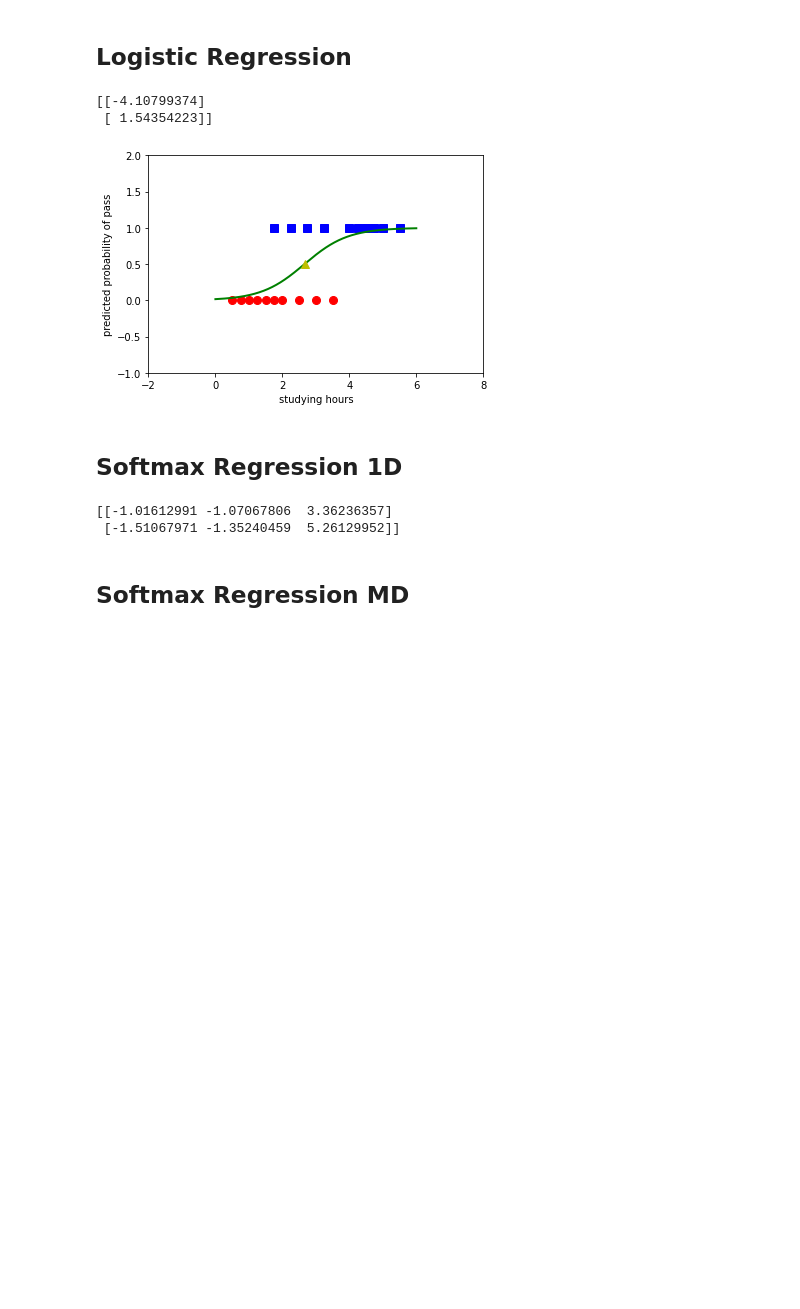
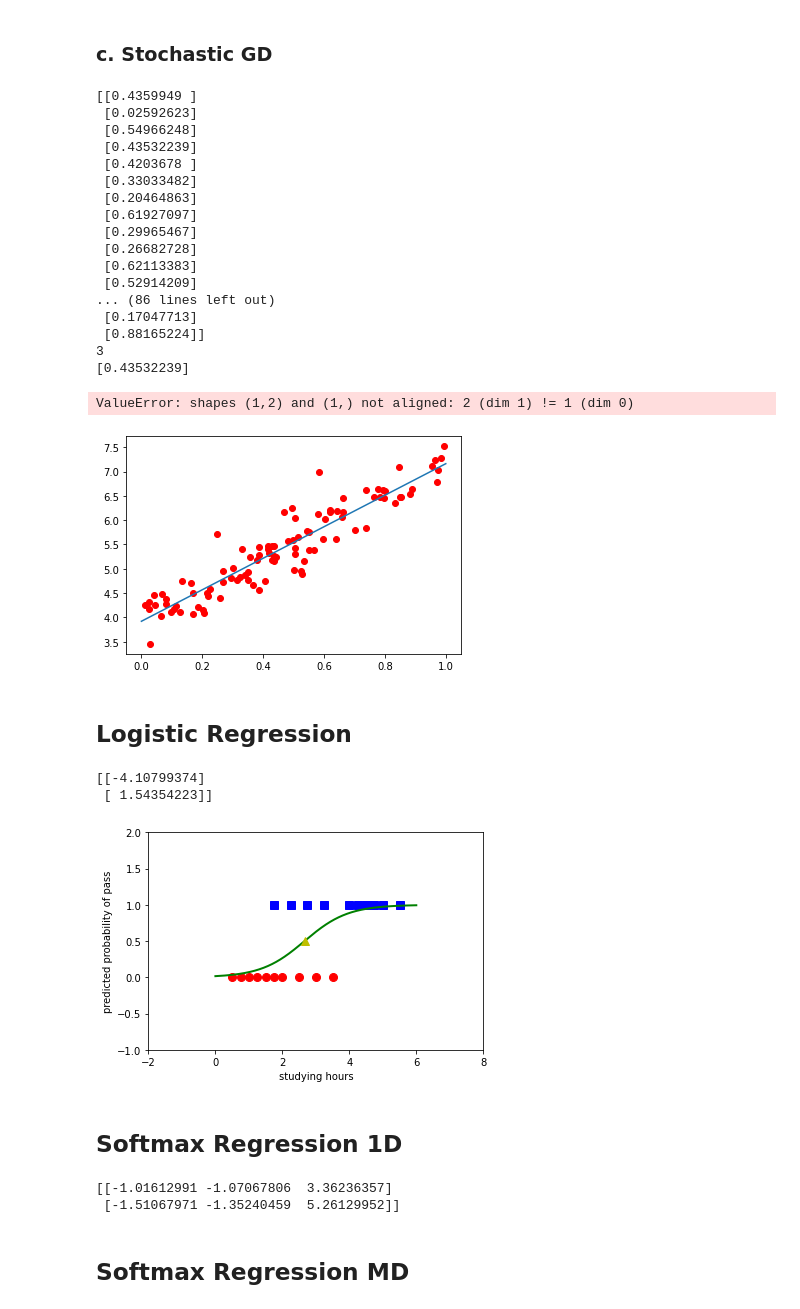
Before and after one commit to veevidify/data-pg, a Jupyter notebook: regression/regression_demo.ipynb, the cells around one changed output. Cells and saved outputs as stored; diff of their text form; code cells hidden in the pictures; blank space fills up the shorter version.

```diff
--- a/regression/regression_demo.ipynb
+++ b/regression/regression_demo.ipynb
@@ -1,3 +106,46 @@
+# %% [markdown]
+### c. Stochastic GD
+# %%
+from regression.LinearRegression import LinearRegression
+
+np.random.seed(2)
+
+X = np.random.rand(100, 1)
+y = 4 + 3*X + .3*np.random.randn(100, 1)
+plt.plot(X.T, y.T, 'ro')
+
+# linear regression line
+lr = LinearRegression(X, y)
+w = lr.fit()
+plot_line(w)
+
+# gd-optimized
+w_init = np.array([[2], [1]])
+w = lr.sgd(w_init, 1)
+print('SGD results:\nw=', w[-1])
+plot_line(w[-1])
+
+plt.show()
+# %% [output]
+[[0.4359949 ]
+ [0.02592623]
+ [0.54966248]
+ [0.43532239]
+ [0.4203678 ]
+ [0.33033482]
+ [0.20464863]
+ [0.61927097]
+ [0.29965467]
+ [0.26682728]
+ [0.62113383]
+ [0.52914209]
+... (86 lines left out)
+ [0.17047713]
+ [0.88165224]]
+3
+[0.43532239]
+ValueError: shapes (1,2) and (1,) not aligned: 2 (dim 1) != 1 (dim 0)
+[figure, added]
 # %% [markdown]
 ## Logistic Regression
 # %%
```
Also changed, not shown: parts of 10 cells of this notebook, 1 other file.
